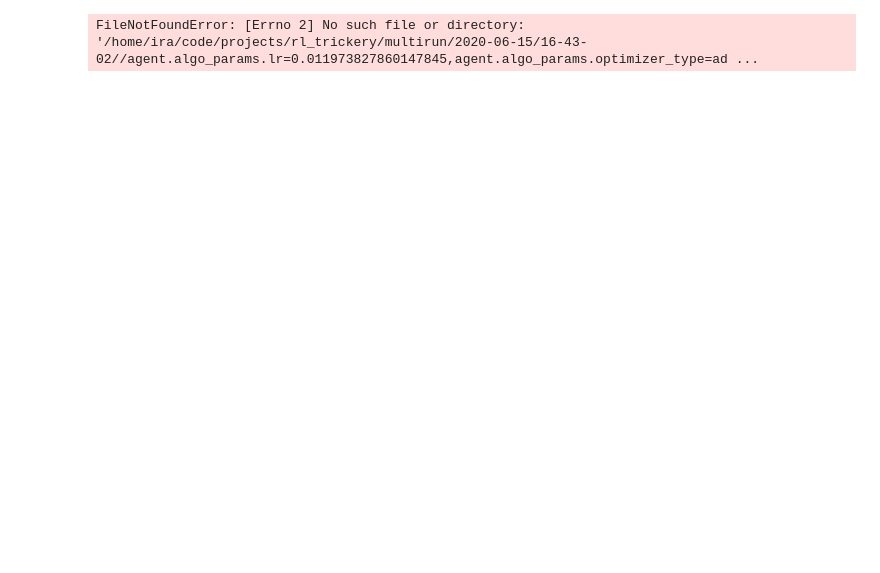
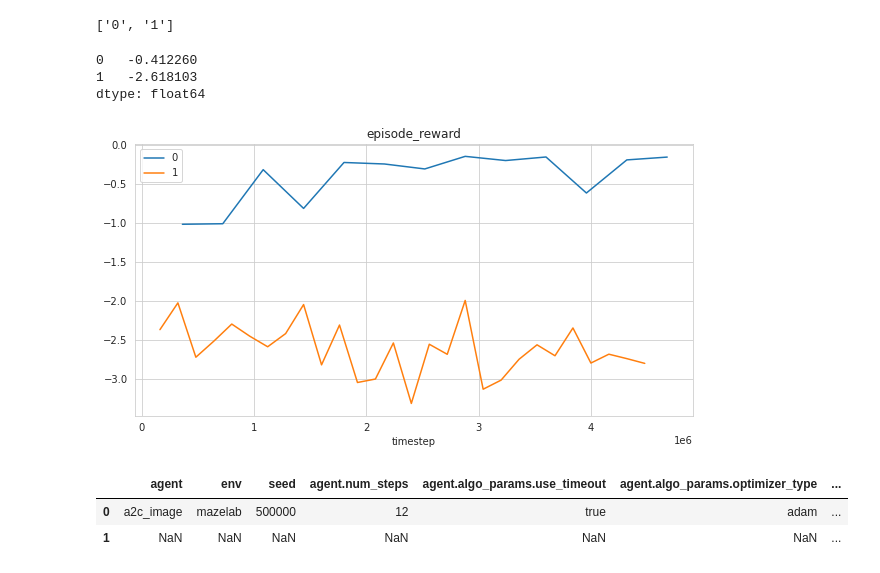
Before and after one commit to mandrecki/rl_trickery, a Jupyter notebook: notebooks/multirun_analyse.ipynb, the cells around one changed output. Cells and saved outputs as stored; diff of their text form; code cells hidden in the pictures; blank space fills up the shorter version.

Commit message:
stable runs - with results analysis and param search

```diff
--- a/notebooks/multirun_analyse.ipynb
+++ b/notebooks/multirun_analyse.ipynb
@@ -33,39 +17,82 @@ runs
+# %%
+runs = os.listdir(DIR)
+runs = sorted([int(run) for run in runs if "." not in run])
+runs = list(map(str, runs))
+runs
+# %% [output]
+['0', '1']
 # %%
 dfs = {}
 overrides = {}
+configs = {}
 for run in runs:
     f_eval = DIR + run + "/eval.csv"
     f_train = DIR + run + "/train.csv"
+    f_config = DIR + run + "/.hydra/config.yaml"
     f_override = DIR + run + "/.hydra/overrides.yaml"
-    df_run = pd.read_csv(f_train)
+    df_run = pd.read_csv(f_eval)
     dfs[run] = df_run
     try:
         with open(f_override) as file:
             overrides[run] = yaml.load(file, Loader=yaml.FullLoader)
     except FileNotFoundError:
-            overrides[run] = 0
+        overrides[run] = {}
+    try:
+        configs[run] = OmegaConf.load(f_config)
+    except FileNotFoundError:
+        configs[run] = {}
-# %% [output]
-FileNotFoundError: [Errno 2] No such file or directory: '/home/ira/code/projects/rl_trickery/multirun/2020-06-15/16-43-02//agent.algo_params.lr=0.011973827860147845,agent.algo_params.optimizer_type=ad ...
+# %%
+scores = {}
+for run in runs:
+    scores[run] = dfs[run]["episode_reward"].mean()
+# %%
+scores = pd.Series(scores)
+scores
+# %% [output]
+0   -0.412260
+1   -2.618103
+dtype: float64
 # %%
 ax = None
 
 target_vars = [
     "episode_reward",
     "loss_entropy",
     "act",
     "fps",
     "episode",
     "value",
 ]
 
-for i, ovr in enumerate(overrides):
-    print(i, ovr)
+top_q = 0.0
+
 for target_var in target_vars:
     ax = None
-    for i, (key, df) in enumerate(dfs.items()):
+    for key, df in dfs.items():
+        if scores[key] < scores.quantile(top_q):
+            continue
         if target_var in df.columns:
             df = df.set_index("timestep")[target_var]
-            df = df.rolling(10).mean()
-            ax = df.reset_index().plot(x="timestep", y=target_var, label=i, ax=ax, figsize=(10,5))
+            df = df.rolling(1).mean()
+            ax = df.reset_index().plot(x="timestep", y=target_var, label=key, ax=ax, figsize=(10,5))
 #             ax = df.reset_index().plot(x="timestep", y=target_var, label=key, ax=ax, figsize=(10,5))
             plt.title(target_var)
+# %% [output]
+[figure, added]
+# %%
+rows = {}
+for key, arg in overrides.items():
+    row = {}
+    if type(arg) is list:
+        for s in arg:
+            col, val = s.split("=")
+            row[col] = val
+        rows[key] = (pd.Series(row))
+results = pd.DataFrame(rows)
+results = results.append(scores.rename("score"))
+results = results.T.sort_values("score", ascending=False)
+results
+# %% [output]
+|  | agent | env | seed | agent.num_steps | agent.algo_params.use_timeout | agent.algo_params.optimizer_type | ... |
+| 0 | a2c_image | mazelab | 500000 | 12 | true | adam | ... |
+| 1 | NaN | NaN | NaN | NaN | NaN | NaN | ... |
```
Also changed, not shown: parts of 8 cells of this notebook, 8 other files.
